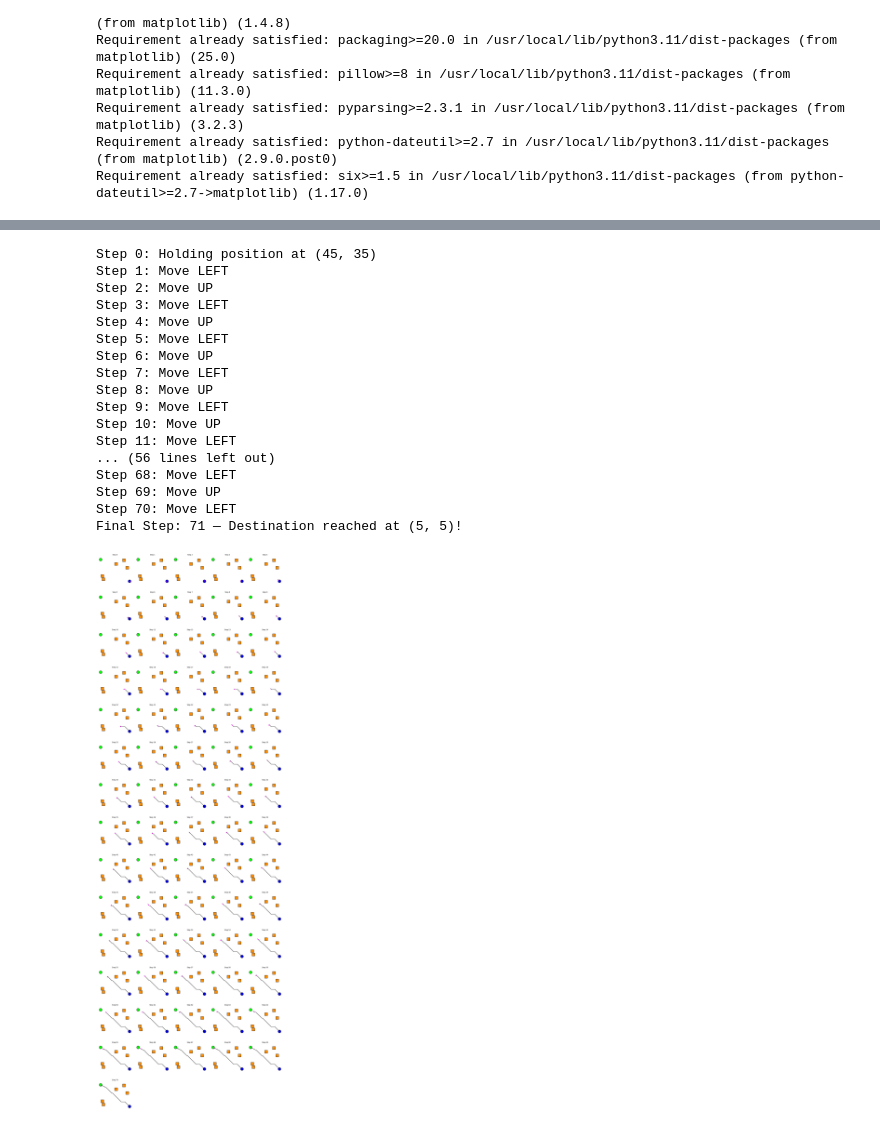
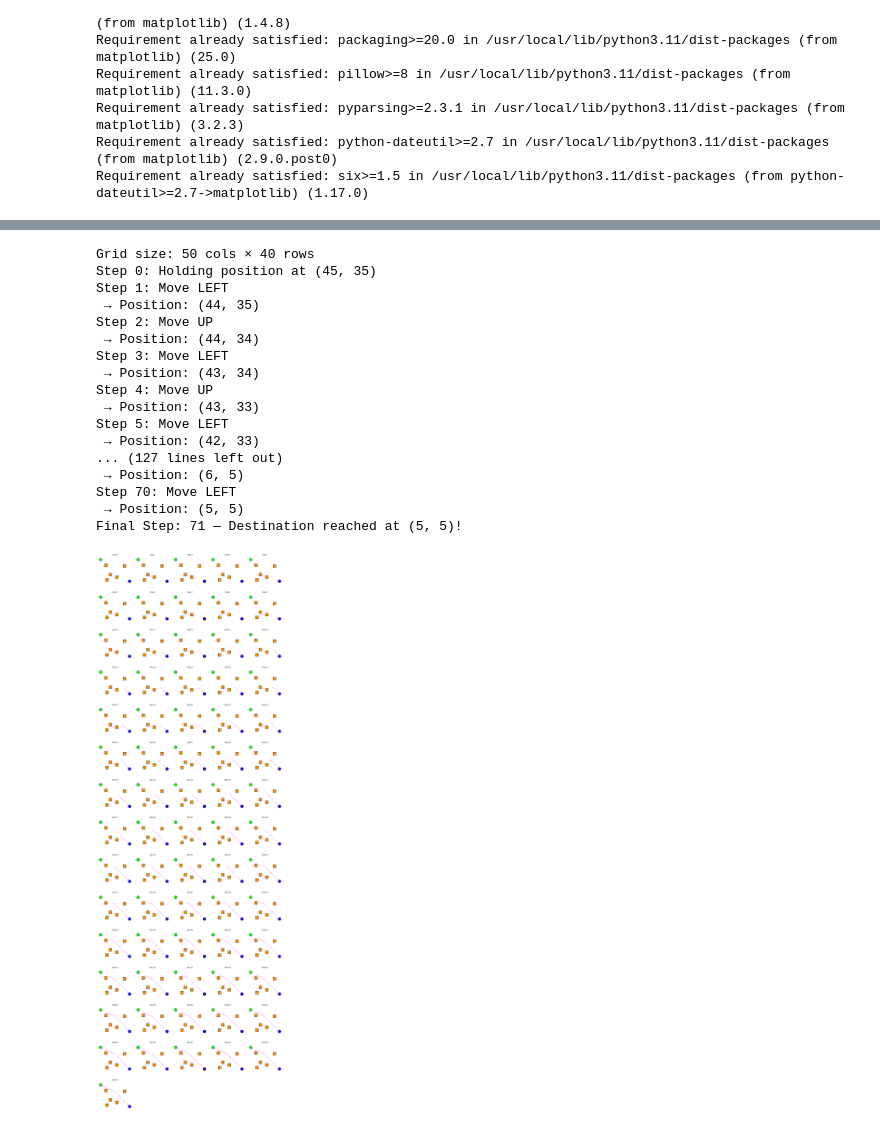
Before and after one commit to rfl-viraj/Maze_Solver_Drone, a Jupyter notebook: rfl_MazeSolverUsingDrone.ipynb, the cells around one changed output, grey strips where cells are left out. Cells and saved outputs as stored; diff of their text form; code cells hidden in the pictures.

```diff
--- a/rfl_MazeSolverUsingDrone.ipynb
+++ b/rfl_MazeSolverUsingDrone.ipynb
@@ -258,5 +258,7 @@ plt.show()
 # %%
 # === DRONE-CONTROLLED ROBOT SIMULATION ===
+print(f"Grid size: {obstacle_grid.shape[1]} cols × {obstacle_grid.shape[0]} rows")
+
 frames = []  # Store visual snapshots
 
 robot = SimulatedRobot(start_grid, direction=(0, -1))  # Start at beginning
@@ -273,23 +275,24 @@ while robot.path_index < len(path):
     if dx == 0 and dy == 0:
         print(f"Step {step}: Holding position at {robot.pos}")
     elif dx == 1 and dy == 0:
-        print(f"Step {step}: Move RIGHT")
+        print(f"Step {step}: Move RIGHT\n → Position: {robot.pos}")
     elif dx == -1 and dy == 0:
-        print(f"Step {step}: Move LEFT")
+        print(f"Step {step}: Move LEFT\n → Position: {robot.pos}")
     elif dx == 0 and dy == 1:
-        print(f"Step {step}: Move DOWN")
+        print(f"Step {step}: Move DOWN\n → Position: {robot.pos}")
     elif dx == 0 and dy == -1:
-        print(f"Step {step}: Move UP")
+        print(f"Step {step}: Move UP\n → Position: {robot.pos}")
     elif dx == 1 and dy == 1:
-        print(f"Step {step}: Move DOWN-RIGHT")
+        print(f"Step {step}: Move DOWN-RIGHT\n → Position: {robot.pos}")
     elif dx == -1 and dy == 1:
-        print(f"Step {step}: Move DOWN-LEFT")
+        print(f"Step {step}: Move DOWN-LEFT\n → Position: {robot.pos}")
     elif dx == 1 and dy == -1:
-        print(f"Step {step}: Move UP-RIGHT")
+        print(f"Step {step}: Move UP-RIGHT\n → Position: {robot.pos}")
     elif dx == -1 and dy == -1:
-        print(f"Step {step}: Move UP-LEFT")
+        print(f"Step {step}: Move UP-LEFT\n → Position: {robot.pos}")
     else:
         print(f"Step {step}: Unrecognized move from {prev_pos} to {robot.pos}")
+
 
     if robot.pos == target:
         robot.path_index += 1
@@ -302,49 +305,48 @@ while robot.path_index < len(path):
     cv2.circle(frame, end_pixel, CIRCLE_RADIUS, BLACK, 2)
 
     current_path_segment = path[:robot.path_index + 1]
-    for i in range(1, len(current_path_segment)):
-        pt1 = grid_to_pixel(current_path_segment[i - 1])
-        pt2 = grid_to_pixel(current_path_segment[i])
-        cv2.line(frame, pt1, pt2, (0, 0, 0), 2)
+    for pt in current_path_segment:
+        px = grid_to_pixel(pt)
+        cv2.circle(frame, px, 3, (255, 0, 255), -1)  # small magenta dot
+
 
     robot_px = grid_to_pixel(robot.pos)
-    cv2.circle(frame, robot_px, 6, (255, 0, 255), -1)
 
     frames.append(cv2.cvtColor(frame, cv2.COLOR_BGR2RGB))
 
     step += 1
 
 print(f"Final Step: {step} — Destination reached at {robot.pos}!")
 
 # Plot movement snapshots
 n = len(frames)
 cols = min(n, 5)
 rows = (n + cols - 1) // cols
 
 plt.figure(figsize=(4 * cols, 4 * rows))
 for i, f in enumerate(frames):
     plt.subplot(rows, cols, i + 1)
     plt.title(f"Step {i}")
     plt.imshow(f)
     plt.axis('off')
 plt.tight_layout()
 plt.show()
 # %% [output]
+Grid size: 50 cols × 40 rows
 Step 0: Holding position at (45, 35)
 Step 1: Move LEFT
+ → Position: (44, 35)
 Step 2: Move UP
+ → Position: (44, 34)
 Step 3: Move LEFT
+ → Position: (43, 34)
 Step 4: Move UP
+ → Position: (43, 33)
 Step 5: Move LEFT
-Step 6: Move UP
-Step 7: Move LEFT
-Step 8: Move UP
-Step 9: Move LEFT
-Step 10: Move UP
-Step 11: Move LEFT
-... (56 lines left out)
-Step 68: Move LEFT
-Step 69: Move UP
+ → Position: (42, 33)
+... (127 lines left out)
+ → Position: (6, 5)
 Step 70: Move LEFT
+ → Position: (5, 5)
 Final Step: 71 — Destination reached at (5, 5)!
-[figure, old version]
+[figure, new version]
```
Also changed, not shown: parts of 1 cell of this notebook.
